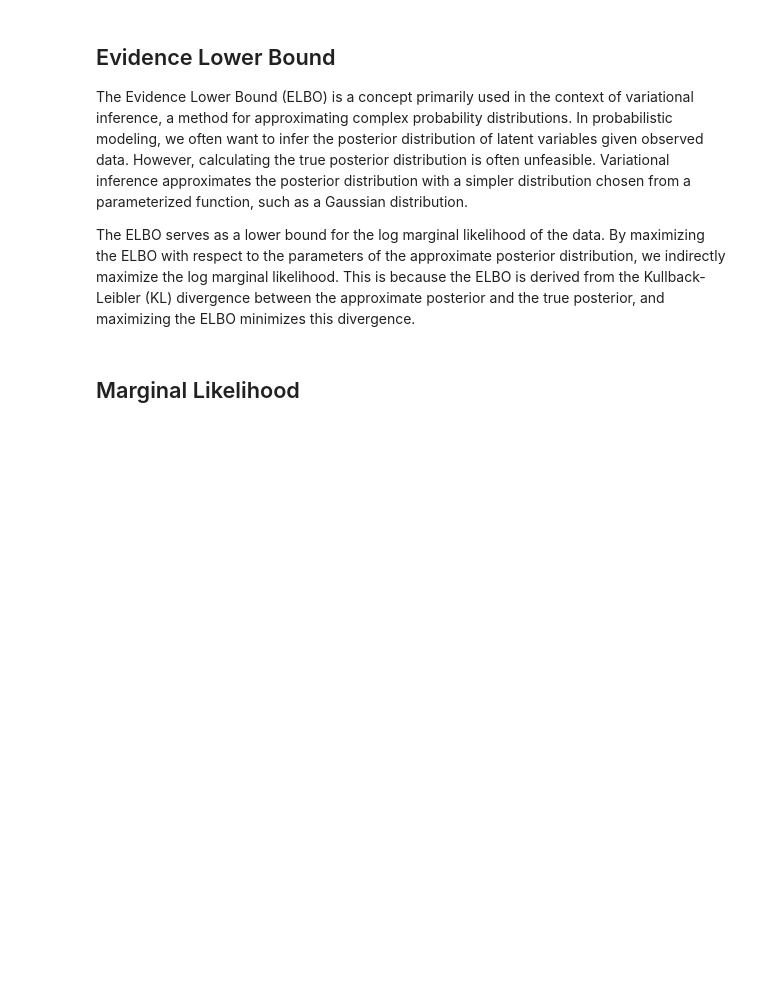
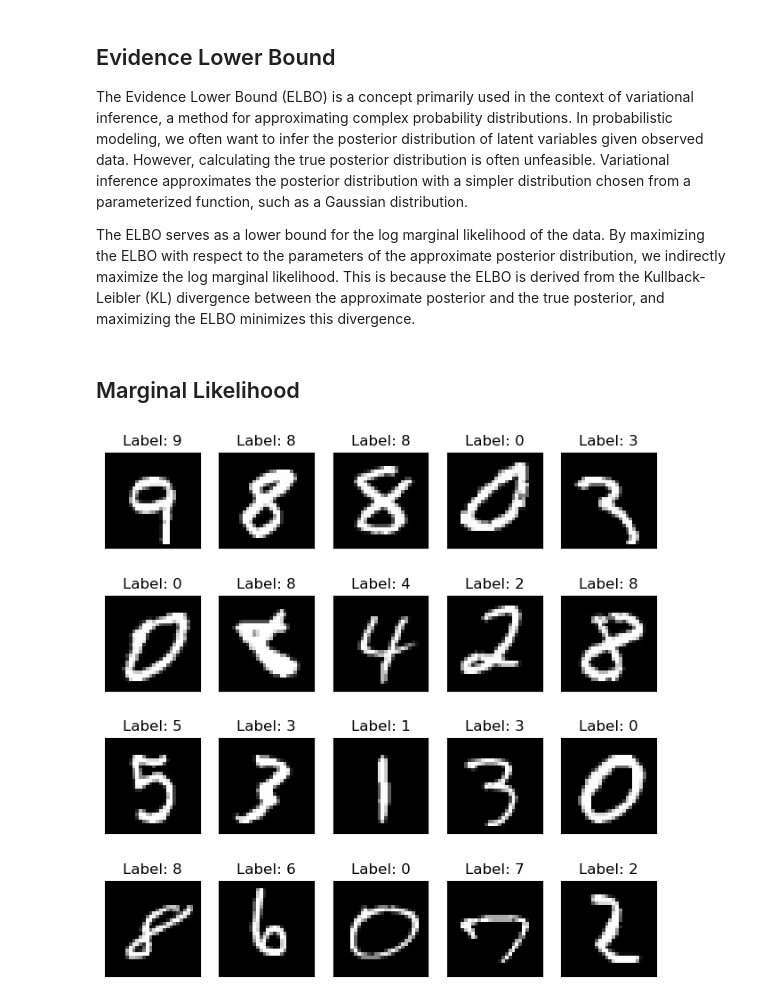
Before and after one commit to albertkao227/explain-step-by-step, a Jupyter notebook: diffusion/2_variational_autoencoder.ipynb, the cells around one changed output. Drawn from its saved outputs; the diff is of its cells as text; code cells hidden in the pictures; blank space fills up the shorter version.

```diff
--- a/diffusion/2_variational_autoencoder.ipynb
+++ b/diffusion/2_variational_autoencoder.ipynb
@@ -11,3 +11,36 @@ The Evidence Lower Bound (ELBO) is a concept primarily used in the context of va
 The ELBO serves as a lower bound for the log marginal likelihood of the data. By maximizing the ELBO with respect to the parameters of the approximate posterior distribution, we indirectly maximize the log marginal likelihood. This is because the ELBO is derived from the Kullback-Leibler (KL) divergence between the approximate posterior and the true posterior, and maximizing the ELBO minimizes this divergence.
 # %% [markdown]
 ## Marginal Likelihood
+# %%
+import numpy as np
+import random
+import torch
+import torch.nn as nn
+import torch.optim as optim
+from torch.utils.data import DataLoader
+from torchvision import datasets, transforms
+import matplotlib.pyplot as plt
+
+datapath = r'C:\Users\User\Documents\repos\data'
+# %%
+transform = transforms.Compose([
+    transforms.ToTensor(),
+    transforms.Normalize((0.5,), (0.5,))
+])
+
+train_dataset = datasets.MNIST(datapath, train=True, transform=transform, download=False)
+test_dataset = datasets.MNIST(datapath, train=False, transform=transform, download=False)
+
+train_loader = DataLoader(train_dataset, batch_size=128, shuffle=True)
+test_loader = DataLoader(test_dataset, batch_size=128, shuffle=False)
+# %%
+fig, axs = plt.subplots(4, 5, figsize=(8,8))
+for ax in axs.flatten():
+    img, label = random.choice(train_dataset)
+    ax.imshow(np.array(img.permute(1,2,0)), cmap='gist_gray')
+    ax.set_title('Label: %d' % label)
+    ax.set_xticks([])
+    ax.set_yticks([])
+#plt.tight_layout()
+# %% [output]
+[figure, added]
```
Also changed, not shown: 1 other file.
